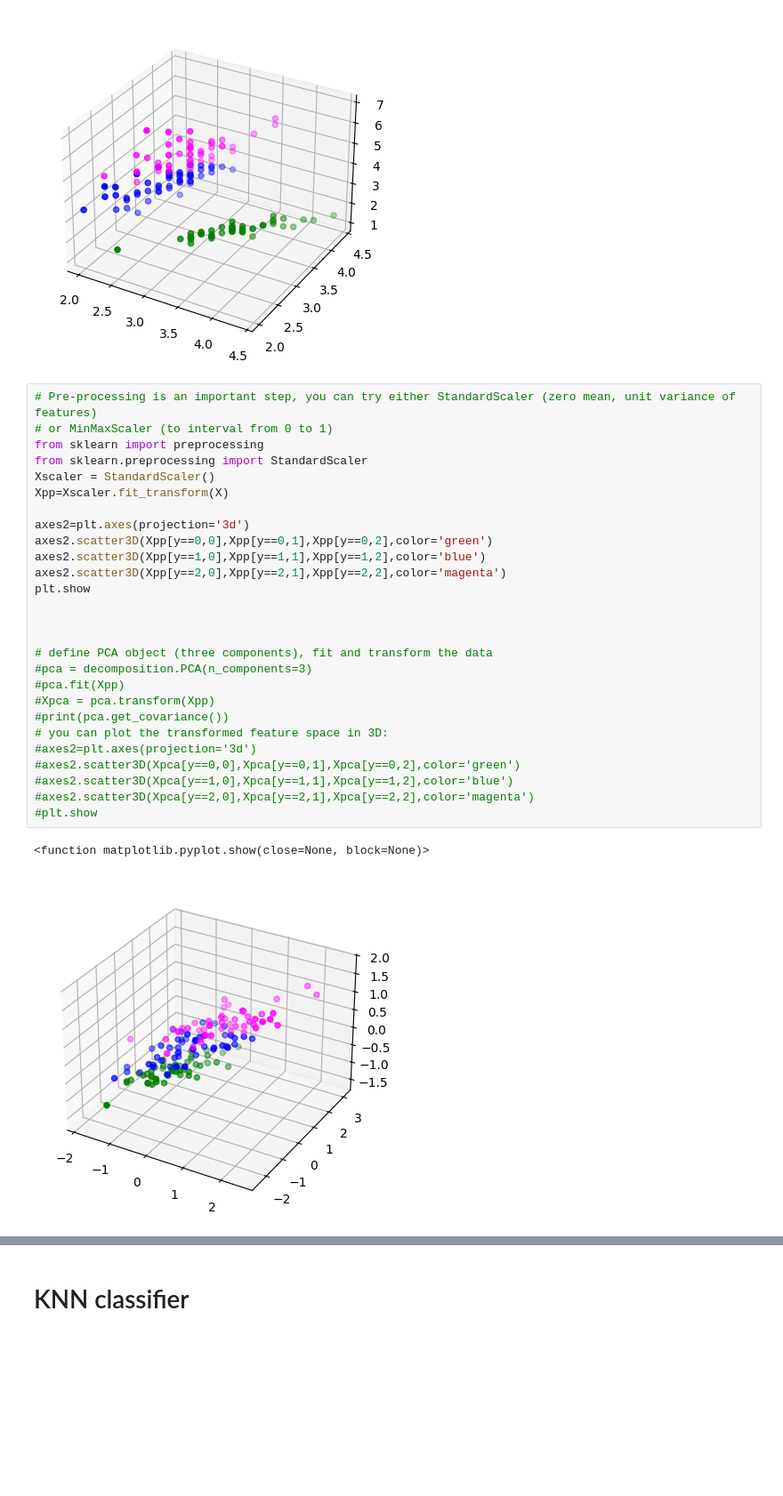
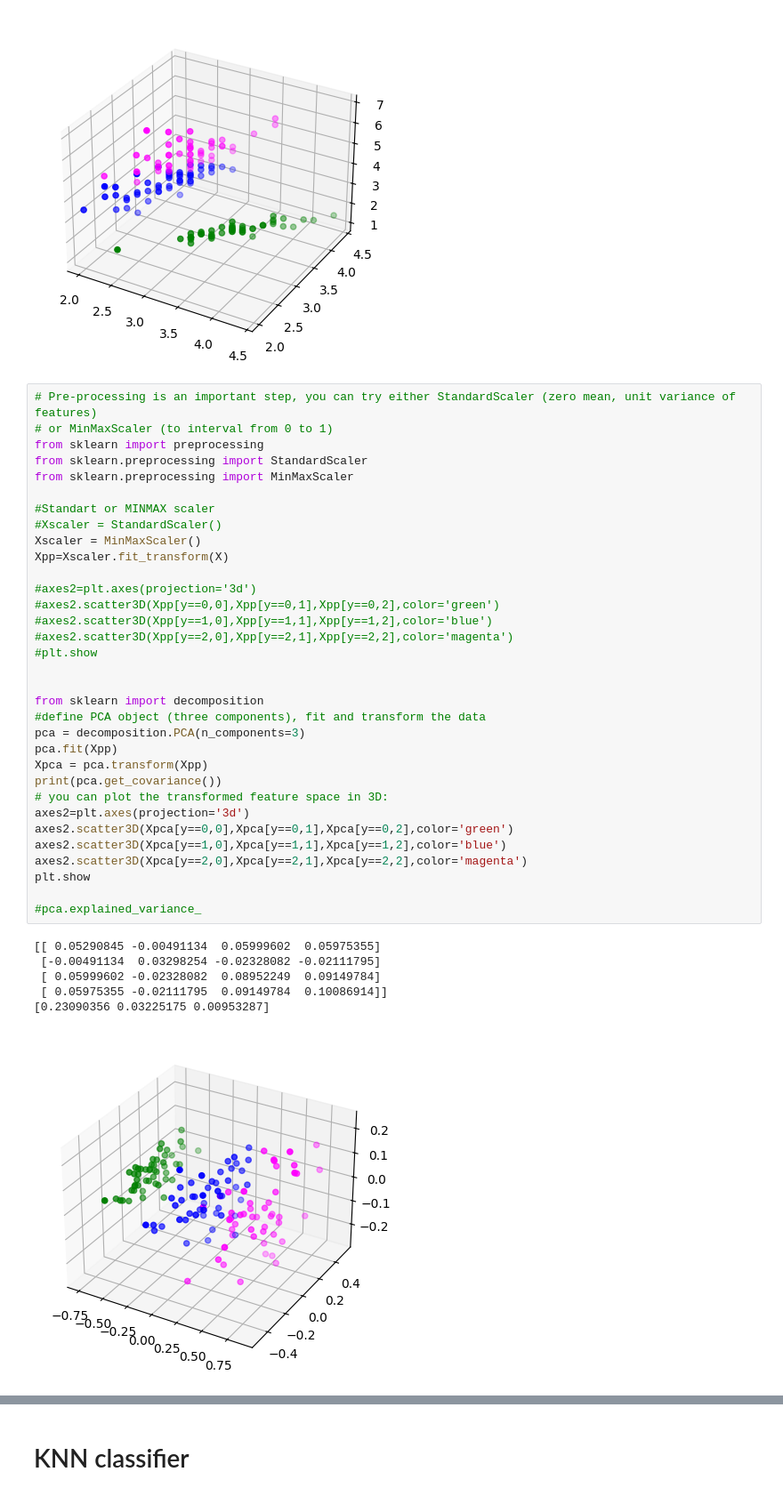
Before and after one commit to Darknessdark898/MLF, a Jupyter notebook: LAB2/MPA_MLF_PCA_2_students.ipynb, the cells around one changed output, grey strips where cells are left out. Shown: that part at 89% size. Cells and saved outputs as stored; diff of their text form; blank space fills up the shorter version.

```diff
--- a/LAB2/MPA_MLF_PCA_2_students.ipynb
+++ b/LAB2/MPA_MLF_PCA_2_students.ipynb
@@ -69,33 +69,43 @@ plt.show
 # %%
 # Pre-processing is an important step, you can try either StandardScaler (zero mean, unit variance of features)
 # or MinMaxScaler (to interval from 0 to 1)
 from sklearn import preprocessing
 from sklearn.preprocessing import StandardScaler
-Xscaler = StandardScaler()
+from sklearn.preprocessing import MinMaxScaler
+
+#Standart or MINMAX scaler
+#Xscaler = StandardScaler()
+Xscaler = MinMaxScaler()
 Xpp=Xscaler.fit_transform(X)
 
+#axes2=plt.axes(projection='3d')
+#axes2.scatter3D(Xpp[y==0,0],Xpp[y==0,1],Xpp[y==0,2],color='green')
+#axes2.scatter3D(Xpp[y==1,0],Xpp[y==1,1],Xpp[y==1,2],color='blue')
+#axes2.scatter3D(Xpp[y==2,0],Xpp[y==2,1],Xpp[y==2,2],color='magenta')
+#plt.show
+
+
+from sklearn import decomposition
+#define PCA object (three components), fit and transform the data
+pca = decomposition.PCA(n_components=3)
+pca.fit(Xpp)
+Xpca = pca.transform(Xpp)
+print(pca.get_covariance())
+# you can plot the transformed feature space in 3D:
 axes2=plt.axes(projection='3d')
-axes2.scatter3D(Xpp[y==0,0],Xpp[y==0,1],Xpp[y==0,2],color='green')
-axes2.scatter3D(Xpp[y==1,0],Xpp[y==1,1],Xpp[y==1,2],color='blue')
-axes2.scatter3D(Xpp[y==2,0],Xpp[y==2,1],Xpp[y==2,2],color='magenta')
+axes2.scatter3D(Xpca[y==0,0],Xpca[y==0,1],Xpca[y==0,2],color='green')
+axes2.scatter3D(Xpca[y==1,0],Xpca[y==1,1],Xpca[y==1,2],color='blue')
+axes2.scatter3D(Xpca[y==2,0],Xpca[y==2,1],Xpca[y==2,2],color='magenta')
 plt.show
 
-
-
-# define PCA object (three components), fit and transform the data
-#pca = decomposition.PCA(n_components=3)
-#pca.fit(Xpp)
-#Xpca = pca.transform(Xpp)
-#print(pca.get_covariance())
-# you can plot the transformed feature space in 3D:
-#axes2=plt.axes(projection='3d')
-#axes2.scatter3D(Xpca[y==0,0],Xpca[y==0,1],Xpca[y==0,2],color='green')
-#axes2.scatter3D(Xpca[y==1,0],Xpca[y==1,1],Xpca[y==1,2],color='blue')
-#axes2.scatter3D(Xpca[y==2,0],Xpca[y==2,1],Xpca[y==2,2],color='magenta')
-#plt.show
+#pca.explained_variance_
 # %% [output]
-<function matplotlib.pyplot.show(close=None, block=None)>
+[[ 0.05290845 -0.00491134  0.05999602  0.05975355]
+ [-0.00491134  0.03298254 -0.02328082 -0.02111795]
+ [ 0.05999602 -0.02328082  0.08952249  0.09149784]
+ [ 0.05975355 -0.02111795  0.09149784  0.10086914]]
+[0.23090356 0.03225175 0.00953287]
-[figure, old version]
+[figure, new version]
 # %%
 # Compute pca.explained_variance_ and pca.explained_cariance_ratio_values
 pca.explained_variance_
```
Also changed, not shown: parts of 9 cells of this notebook.
